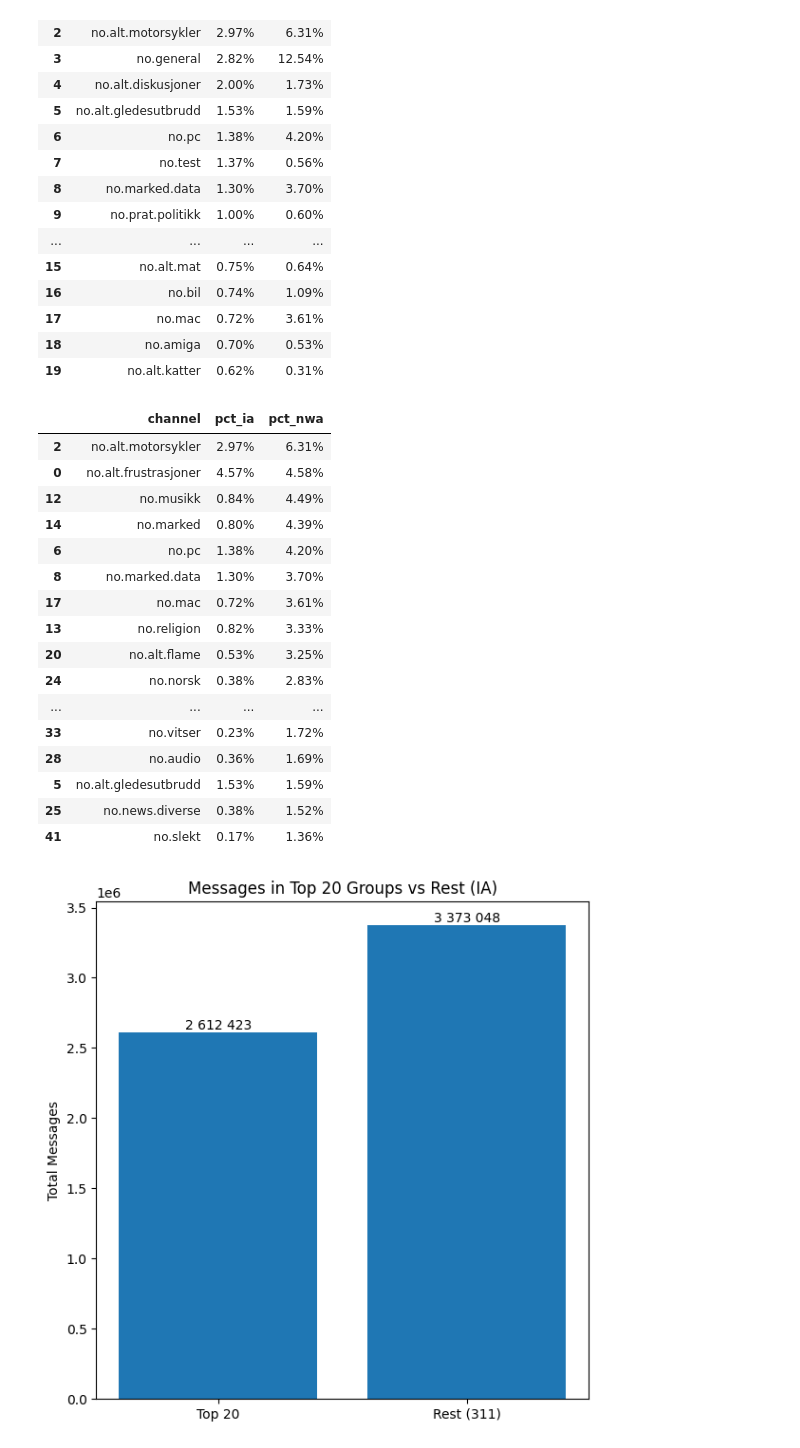
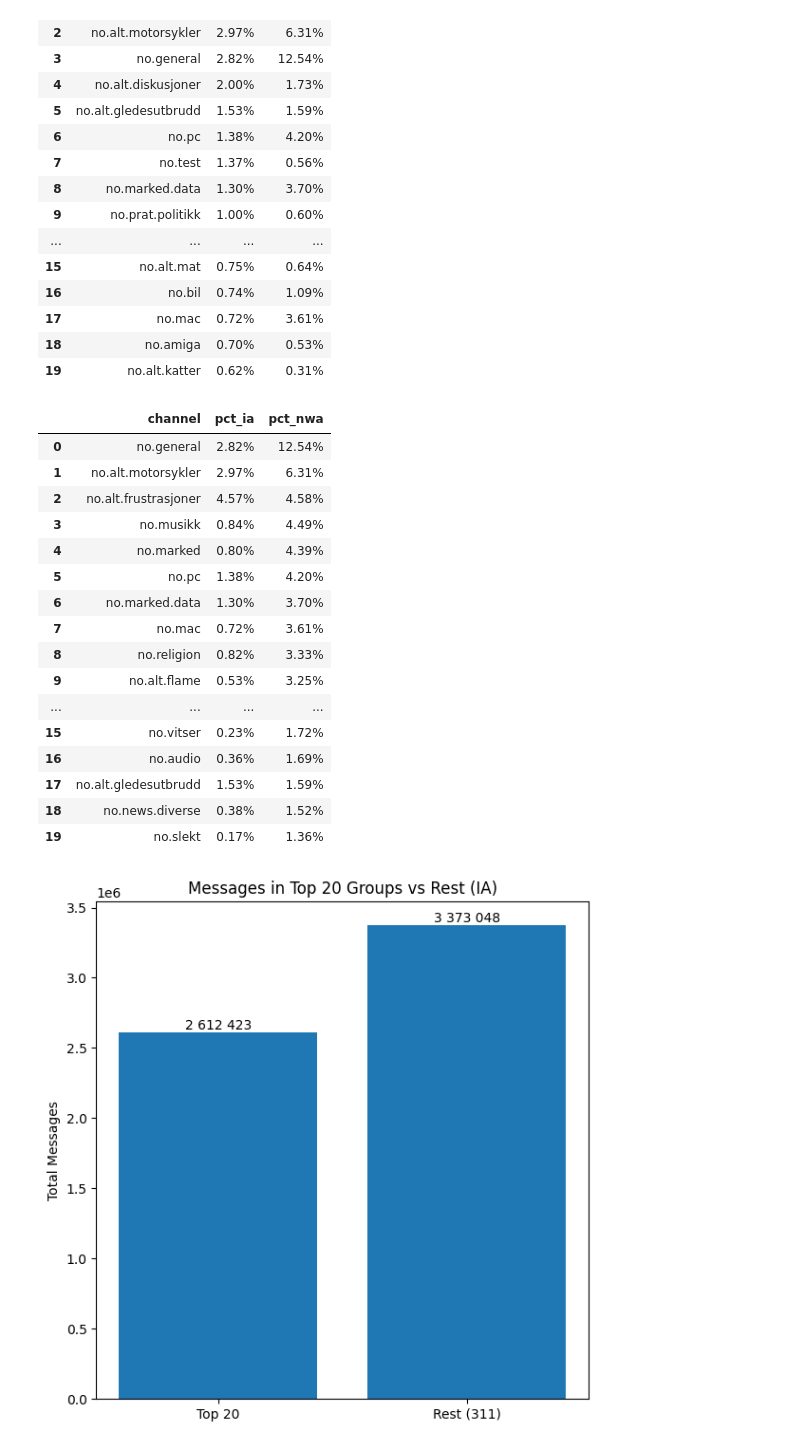
Before and after one commit to NationalLibraryOfNorway/norwegian_usenet, a Jupyter notebook: notebooks/messages_per_group.ipynb, the cells around one changed output. Saved outputs shown, nothing was run; the diff lists cells and outputs as text; code cells hidden in the pictures.

```diff
--- a/notebooks/messages_per_group.ipynb
+++ b/notebooks/messages_per_group.ipynb
@@ -82,27 +81,34 @@ result.head(20)
 | 17 | no.mac | 0.72% | 3.61% |
 | 18 | no.amiga | 0.70% | 0.53% |
 | 19 | no.alt.katter | 0.62% | 0.31% |
-# %%
-result = result.sort_values("pct_nwa", ascending=False)
-result.head(20)
-# %% [output]
-|  | channel | pct_ia | pct_nwa |
-| 2 | no.alt.motorsykler | 2.97% | 6.31% |
-| 0 | no.alt.frustrasjoner | 4.57% | 4.58% |
-| 12 | no.musikk | 0.84% | 4.49% |
-| 14 | no.marked | 0.80% | 4.39% |
-| 6 | no.pc | 1.38% | 4.20% |
-| 8 | no.marked.data | 1.30% | 3.70% |
-| 17 | no.mac | 0.72% | 3.61% |
-| 13 | no.religion | 0.82% | 3.33% |
-| 20 | no.alt.flame | 0.53% | 3.25% |
-| 24 | no.norsk | 0.38% | 2.83% |
-| ... | ... | ... | ... |
-| 33 | no.vitser | 0.23% | 1.72% |
-| 28 | no.audio | 0.36% | 1.69% |
-| 5 | no.alt.gledesutbrudd | 1.53% | 1.59% |
-| 25 | no.news.diverse | 0.38% | 1.52% |
-| 41 | no.slekt | 0.17% | 1.36% |
+# %%
+result_nwa = (
+    merged[["channel", "pct_ia", "pct_nwa"]]
+    .sort_values("pct_nwa", ascending=False)
+    .reset_index(drop=True)
+)
+result_nwa["pct_ia"] = result_nwa["pct_ia"].map("{:.2f}%".format)
+result_nwa["pct_nwa"] = result_nwa["pct_nwa"].map("{:.2f}%".format)
+
+result_nwa.head(20)
+# %% [output]
+|  | channel | pct_ia | pct_nwa |
+| 0 | no.general | 2.82% | 12.54% |
+| 1 | no.alt.motorsykler | 2.97% | 6.31% |
+| 2 | no.alt.frustrasjoner | 4.57% | 4.58% |
+| 3 | no.musikk | 0.84% | 4.49% |
+| 4 | no.marked | 0.80% | 4.39% |
+| 5 | no.pc | 1.38% | 4.20% |
+| 6 | no.marked.data | 1.30% | 3.70% |
+| 7 | no.mac | 0.72% | 3.61% |
+| 8 | no.religion | 0.82% | 3.33% |
+| 9 | no.alt.flame | 0.53% | 3.25% |
+| ... | ... | ... | ... |
+| 15 | no.vitser | 0.23% | 1.72% |
+| 16 | no.audio | 0.36% | 1.69% |
+| 17 | no.alt.gledesutbrudd | 1.53% | 1.59% |
+| 18 | no.news.diverse | 0.38% | 1.52% |
+| 19 | no.slekt | 0.17% | 1.36% |
 # %%
 def plot_top_vs_rest(df, title):
     top_20_sum = df.head(20)["message_count"].sum()
```
Also changed, not shown: parts of 1 cell of this notebook, 14 other files.
